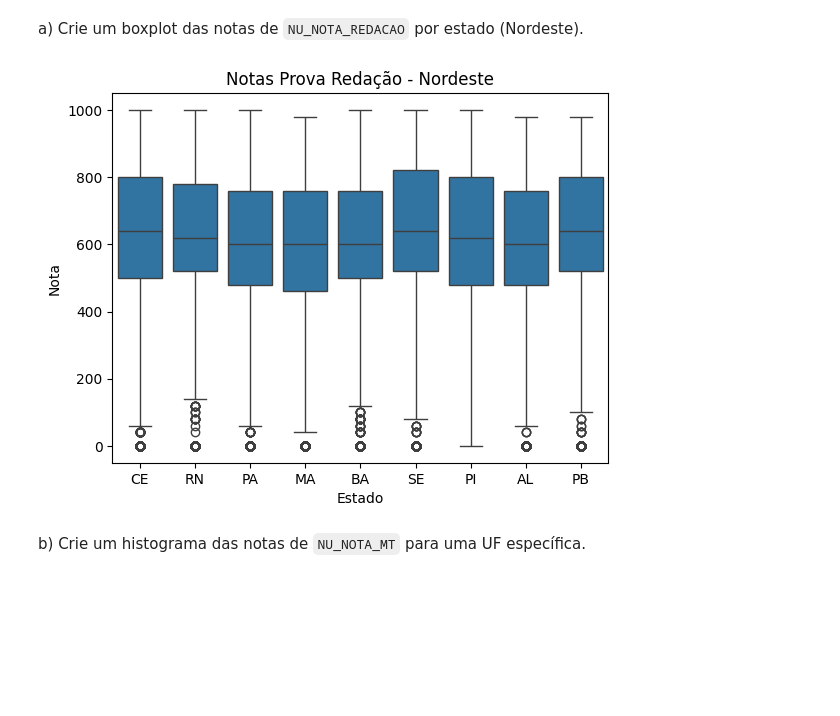
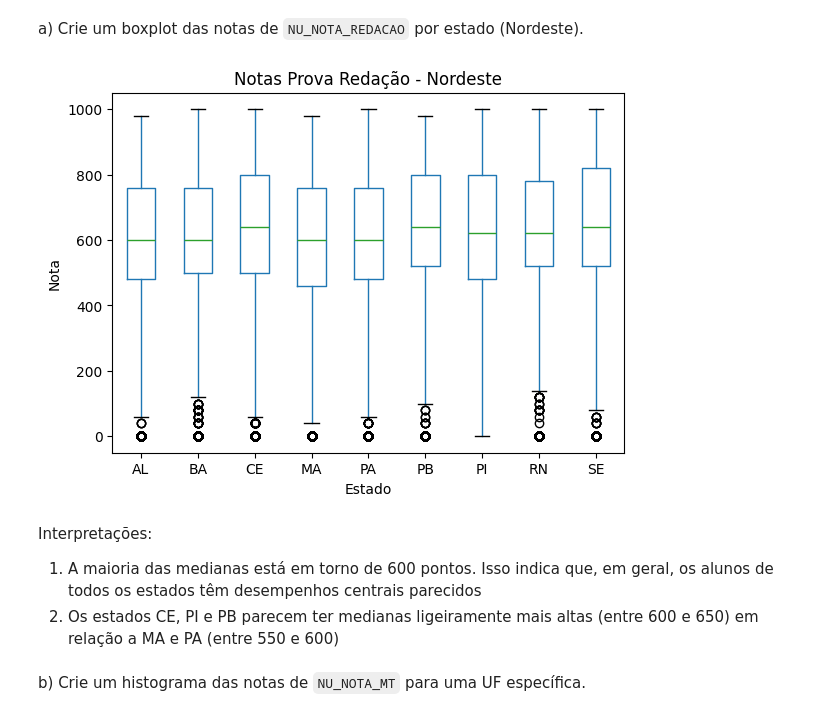
Before and after one commit to cleiton-fraga/pos-ciencia-dados-ia, a Jupyter notebook: atividade/AtividadePontuada.ipynb, the cells around one changed output. Cells and saved outputs as stored; diff of their text form; code cells hidden in the pictures; blank space fills up the shorter version.

```diff
--- a/atividade/AtividadePontuada.ipynb
+++ b/atividade/AtividadePontuada.ipynb
@@ -161,25 +161,29 @@ Escreva 2–3 frases de interpretação dos gráficos.
 # %% [markdown]
 a) Crie um boxplot das notas de `NU_NOTA_REDACAO` por estado (Nordeste).
 # %%
-import seaborn as sns
 import matplotlib.pyplot as plt
 
 
 # Filtrar somente as colunas "SG_UF_PROVA", "NU_NOTA_REDACAO"
 nota_redacao_por_estado_df = enem_df[["SG_UF_PROVA", "NU_NOTA_REDACAO"]]
 
 
 # Criar boxplot utilizando o pacote "seaborn"
-sns.boxplot(x="SG_UF_PROVA", y="NU_NOTA_REDACAO", data=nota_redacao_por_estado_df)
+nota_redacao_por_estado_df.boxplot(column="NU_NOTA_REDACAO", by="SG_UF_PROVA", grid=False)
 
 
 # Plotar o resultado
 plt.title("Notas Prova Redação - Nordeste")
+plt.suptitle("")
 plt.xlabel("Estado")
 plt.ylabel("Nota")
 plt.show()
 # %% [output]
-[figure, old version]
+[figure, new version]
+# %% [markdown]
+Interpretações:
+1. A maioria das medianas está em torno de 600 pontos. Isso indica que, em geral, os alunos de todos os estados têm desempenhos centrais parecidos
+2. Os estados CE, PI e PB parecem ter medianas ligeiramente mais altas (entre 600 e 650) em relação a MA e PA (entre 550 e 600)
 # %% [markdown]
 b) Crie um histograma das notas de `NU_NOTA_MT` para uma UF específica.
 # %%
```
Also changed, not shown: parts of 3 cells of this notebook.
